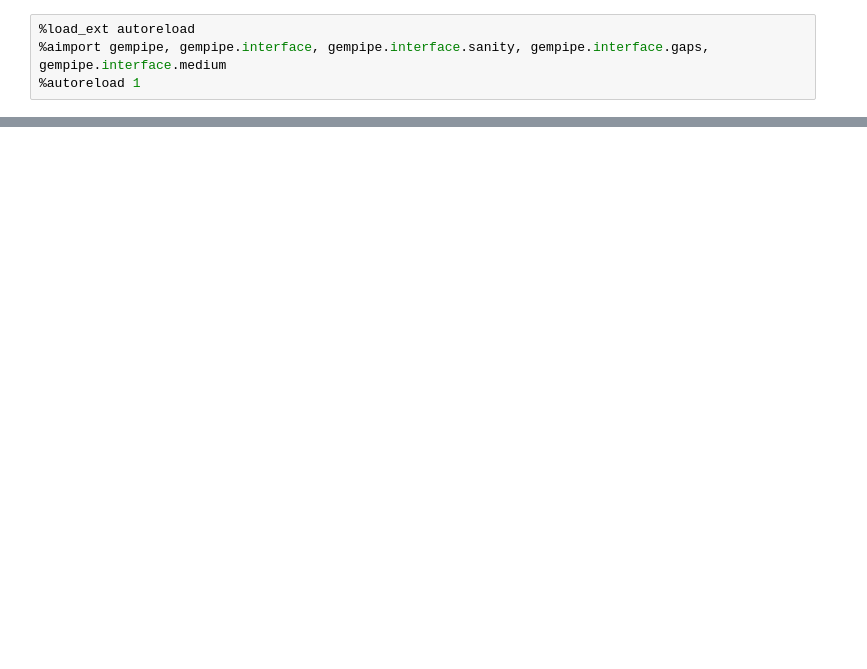
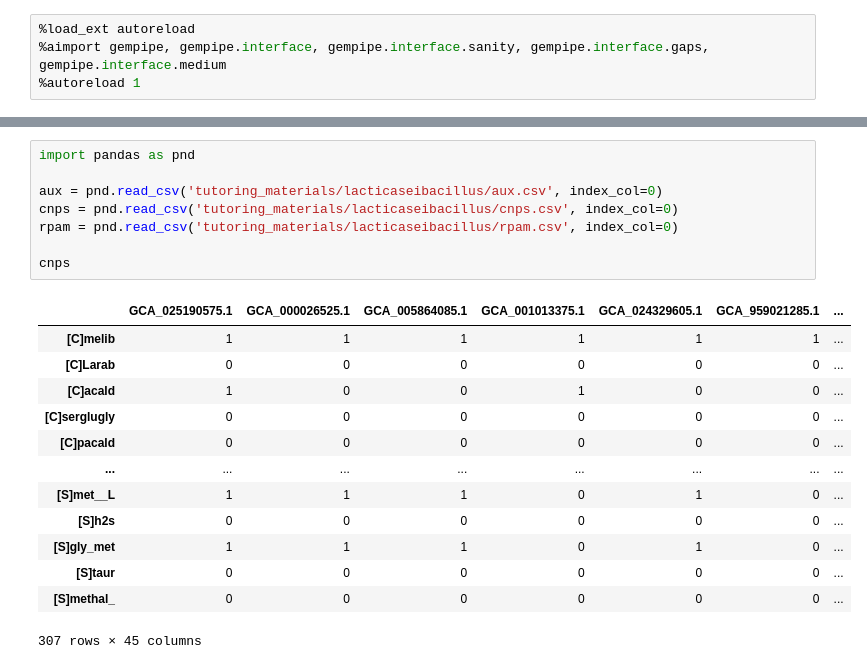
Before and after one commit to lazzarigioele/gempipe, a Jupyter notebook: docs/tutorial_multistrain.ipynb, the cells around one changed output, grey strips where cells are left out. Saved outputs shown, nothing was run; the diff lists cells and outputs as text; blank space fills up the shorter version.

```diff
--- a/docs/tutorial_multistrain.ipynb
+++ b/docs/tutorial_multistrain.ipynb
@@ -20,0 +11,22 @@ We start from setting the unconstrained lower and upper bounds. Originally they
+# %%
+import pandas as pnd
+
+aux = pnd.read_csv('tutoring_materials/lacticaseibacillus/aux.csv', index_col=0)
+cnps = pnd.read_csv('tutoring_materials/lacticaseibacillus/cnps.csv', index_col=0)
+rpam = pnd.read_csv('tutoring_materials/lacticaseibacillus/rpam.csv', index_col=0)
+
+cnps
+# %% [output]
+|  | GCA_025190575.1 | GCA_000026525.1 | GCA_005864085.1 | GCA_001013375.1 | GCA_024329605.1 | GCA_959021285.1 | ... |
+| [C]melib | 1 | 1 | 1 | 1 | 1 | 1 | ... |
+| [C]Larab | 0 | 0 | 0 | 0 | 0 | 0 | ... |
+| [C]acald | 1 | 0 | 0 | 1 | 0 | 0 | ... |
+| [C]serglugly | 0 | 0 | 0 | 0 | 0 | 0 | ... |
+| [C]pacald | 0 | 0 | 0 | 0 | 0 | 0 | ... |
+| ... | ... | ... | ... | ... | ... | ... | ... |
+| [S]met__L | 1 | 1 | 1 | 0 | 1 | 0 | ... |
+| [S]h2s | 0 | 0 | 0 | 0 | 0 | 0 | ... |
+| [S]gly_met | 1 | 1 | 1 | 0 | 1 | 0 | ... |
+| [S]taur | 0 | 0 | 0 | 0 | 0 | 0 | ... |
+| [S]methal_ | 0 | 0 | 0 | 0 | 0 | 0 | ... |
+307 rows × 45 columns
```
Also changed, not shown: parts of 11 cells of this notebook, 10 other files.
